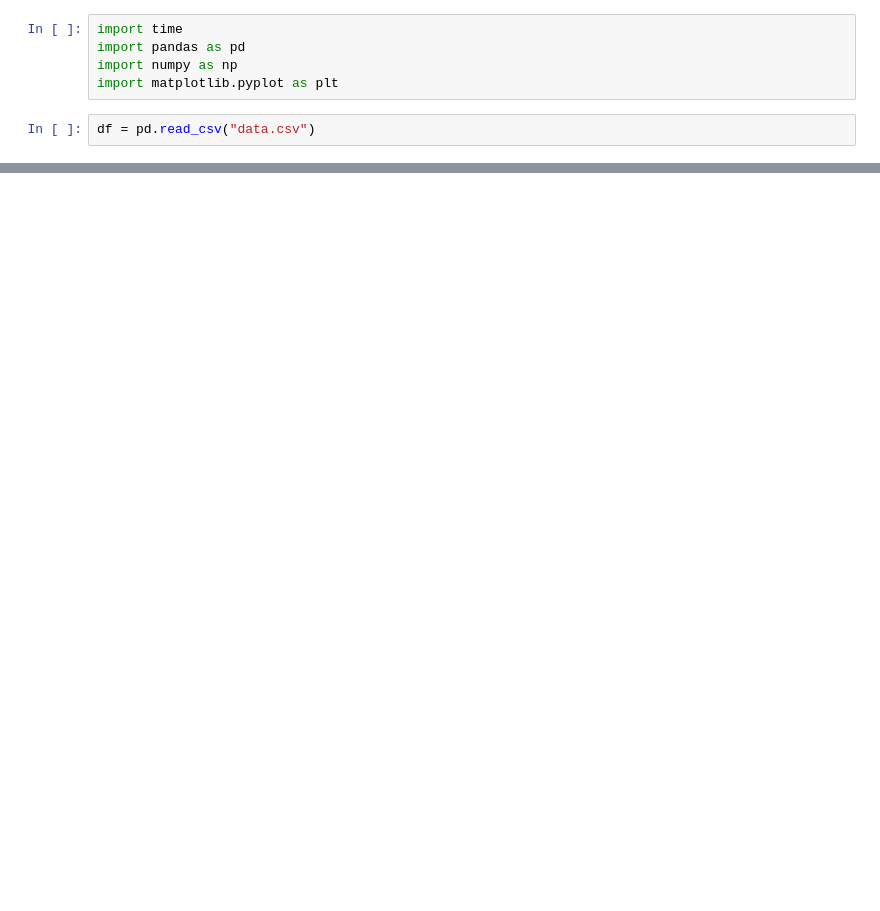
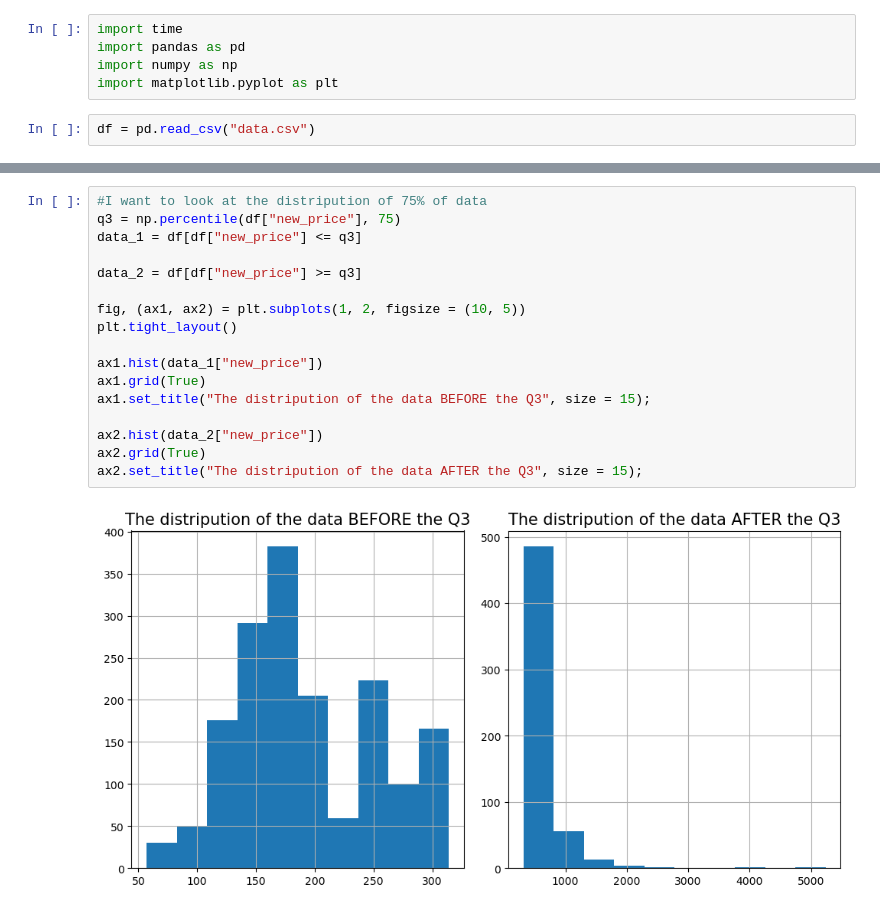
Before and after one commit to Abdelrahman2030/amazon_scraping, a Jupyter notebook: analysis_notebook/analysis.ipynb, the cells around one changed output, grey strips where cells are left out. Drawn from its saved outputs; the diff is of its cells as text; blank space fills up the shorter version.

```diff
--- a/analysis_notebook/analysis.ipynb
+++ b/analysis_notebook/analysis.ipynb
@@ -23,0 +145,19 @@ df
+# %%
+#I want to look at the distripution of 75% of data
+q3 = np.percentile(df["new_price"], 75)
+data_1 = df[df["new_price"] <= q3]
+
+data_2 = df[df["new_price"] >= q3]
+
+fig, (ax1, ax2) = plt.subplots(1, 2, figsize = (10, 5))
+plt.tight_layout()
+
+ax1.hist(data_1["new_price"])
+ax1.grid(True)
+ax1.set_title("The distripution of the data BEFORE the Q3", size = 15);
+
+ax2.hist(data_2["new_price"])
+ax2.grid(True)
+ax2.set_title("The distripution of the data AFTER the Q3", size = 15);
+# %% [output]
+[figure, added]
```
Also changed, not shown: parts of 32 cells of this notebook.
